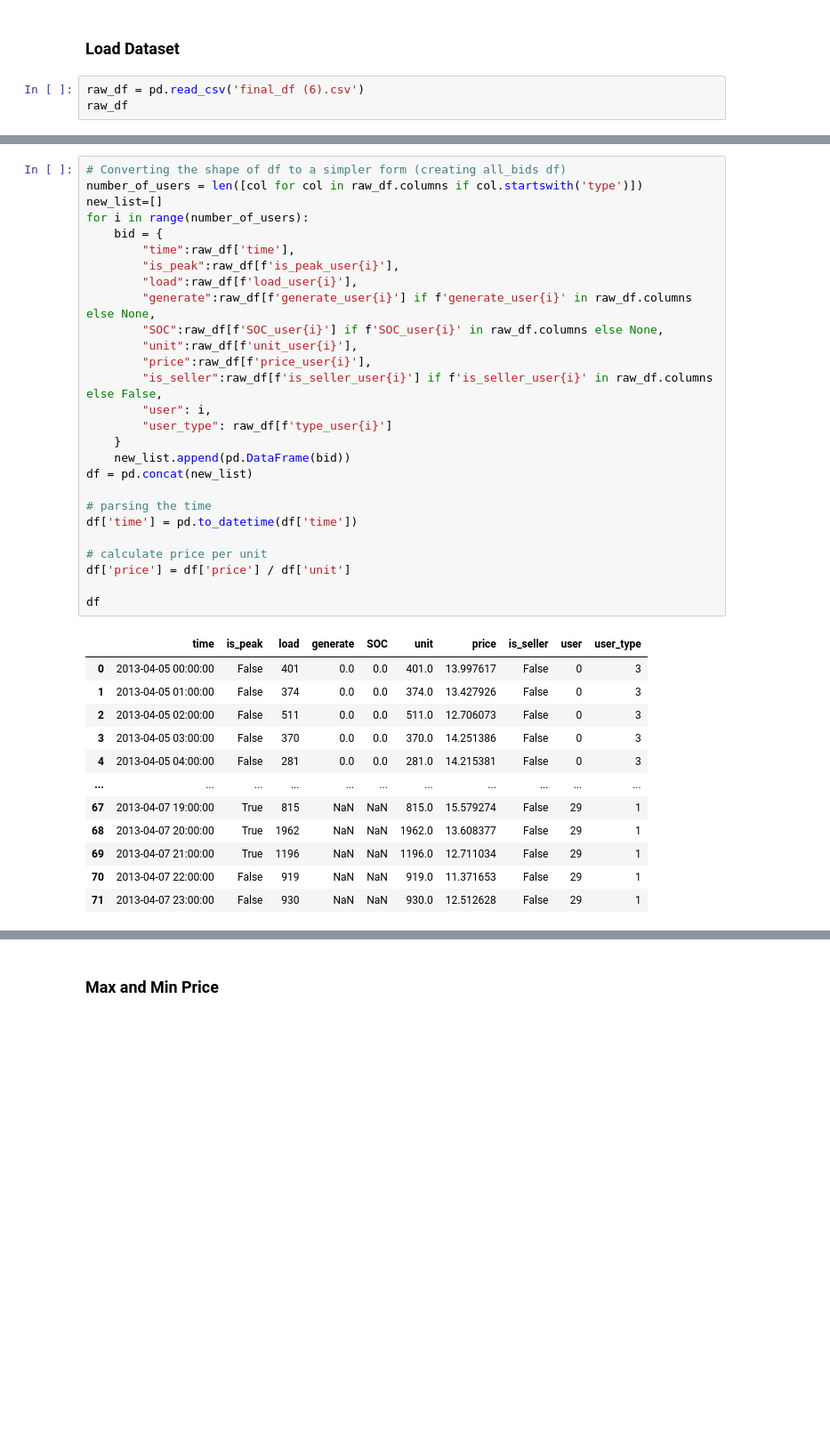
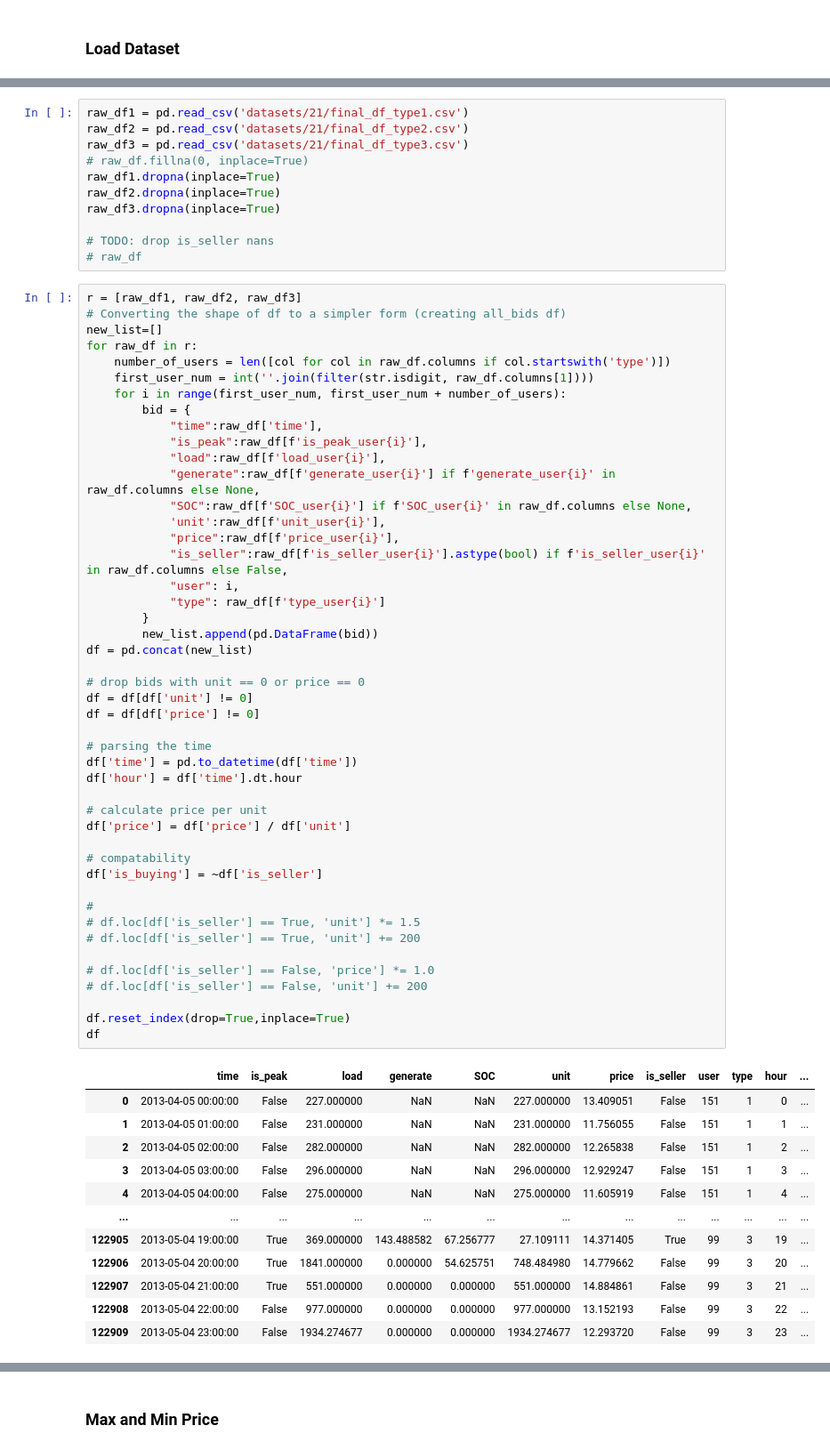
Before and after one commit to erfanara/pymarket-ng, a Jupyter notebook: test.ipynb, the cells around one changed output, grey strips where cells are left out. Shown at 89% size. Saved outputs shown, nothing was run; the diff lists cells and outputs as text; blank space fills up the shorter version.

```diff
--- a/test.ipynb
+++ b/test.ipynb
@@ -14,6 +15,3 @@ import numpy as np
 from typing import Callable, List, Type
 # %% [markdown]
 ### Load Dataset
-# %%
-raw_df = pd.read_csv('final_df (6).csv')
-raw_df
@@ -34,40 +18,70 @@ raw_df
+# %%
+raw_df1 = pd.read_csv('datasets/21/final_df_type1.csv')
+raw_df2 = pd.read_csv('datasets/21/final_df_type2.csv')
+raw_df3 = pd.read_csv('datasets/21/final_df_type3.csv')
+# raw_df.fillna(0, inplace=True)
+raw_df1.dropna(inplace=True)
+raw_df2.dropna(inplace=True)
+raw_df3.dropna(inplace=True)
+
+# TODO: drop is_seller nans
+# raw_df
 # %%
+r = [raw_df1, raw_df2, raw_df3]
 # Converting the shape of df to a simpler form (creating all_bids df)
-number_of_users = len([col for col in raw_df.columns if col.startswith('type')])
 new_list=[]
-for i in range(number_of_users):
-    bid = {
-        "time":raw_df['time'],
-        "is_peak":raw_df[f'is_peak_user{i}'],
-        "load":raw_df[f'load_user{i}'],
-        "generate":raw_df[f'generate_user{i}'] if f'generate_user{i}' in raw_df.columns else None,
-        "SOC":raw_df[f'SOC_user{i}'] if f'SOC_user{i}' in raw_df.columns else None,
-        "unit":raw_df[f'unit_user{i}'],
-        "price":raw_df[f'price_user{i}'],
-        "is_seller":raw_df[f'is_seller_user{i}'] if f'is_seller_user{i}' in raw_df.columns else False,
-        "user": i,
-        "user_type": raw_df[f'type_user{i}']
-    }
-    new_list.append(pd.DataFrame(bid))
+for raw_df in r:
+    number_of_users = len([col for col in raw_df.columns if col.startswith('type')])
+    first_user_num = int(''.join(filter(str.isdigit, raw_df.columns[1])))
+    for i in range(first_user_num, first_user_num + number_of_users):
+        bid = {
+            "time":raw_df['time'],
+            "is_peak":raw_df[f'is_peak_user{i}'],
+            "load":raw_df[f'load_user{i}'],
+            "generate":raw_df[f'generate_user{i}'] if f'generate_user{i}' in raw_df.columns else None,
+            "SOC":raw_df[f'SOC_user{i}'] if f'SOC_user{i}' in raw_df.columns else None,
+            'unit':raw_df[f'unit_user{i}'],
+            "price":raw_df[f'price_user{i}'],
+            "is_seller":raw_df[f'is_seller_user{i}'].astype(bool) if f'is_seller_user{i}' in raw_df.columns else False,
+            "user": i,
+            "type": raw_df[f'type_user{i}']
+        }
+        new_list.append(pd.DataFrame(bid))
 df = pd.concat(new_list)
+
+# drop bids with unit == 0 or price == 0
+df = df[df['unit'] != 0]
+df = df[df['price'] != 0]
 
 # parsing the time
 df['time'] = pd.to_datetime(df['time'])
+df['hour'] = df['time'].dt.hour
 
 # calculate price per unit
 df['price'] = df['price'] / df['unit']
 
+# compatability
+df['is_buying'] = ~df['is_seller']
+
+#
+# df.loc[df['is_seller'] == True, 'unit'] *= 1.5
+# df.loc[df['is_seller'] == True, 'unit'] += 200
+
+# df.loc[df['is_seller'] == False, 'price'] *= 1.0
+# df.loc[df['is_seller'] == False, 'unit'] += 200
+
+df.reset_index(drop=True,inplace=True)
 df
 # %% [output]
-|  | time | is_peak | load | generate | SOC | unit | price | is_seller | user | user_type |
-| 0 | 2013-04-05 00:00:00 | False | 401 | 0.0 | 0.0 | 401.0 | 13.997617 | False | 0 | 3 |
-| 1 | 2013-04-05 01:00:00 | False | 374 | 0.0 | 0.0 | 374.0 | 13.427926 | False | 0 | 3 |
-| 2 | 2013-04-05 02:00:00 | False | 511 | 0.0 | 0.0 | 511.0 | 12.706073 | False | 0 | 3 |
-| 3 | 2013-04-05 03:00:00 | False | 370 | 0.0 | 0.0 | 370.0 | 14.251386 | False | 0 | 3 |
-| 4 | 2013-04-05 04:00:00 | False | 281 | 0.0 | 0.0 | 281.0 | 14.215381 | False | 0 | 3 |
-| ... | ... | ... | ... | ... | ... | ... | ... | ... | ... | ... |
-| 67 | 2013-04-07 19:00:00 | True | 815 | NaN | NaN | 815.0 | 15.579274 | False | 29 | 1 |
-| 68 | 2013-04-07 20:00:00 | True | 1962 | NaN | NaN | 1962.0 | 13.608377 | False | 29 | 1 |
-| 69 | 2013-04-07 21:00:00 | True | 1196 | NaN | NaN | 1196.0 | 12.711034 | False | 29 | 1 |
-| 70 | 2013-04-07 22:00:00 | False | 919 | NaN | NaN | 919.0 | 11.371653 | False | 29 | 1 |
-| 71 | 2013-04-07 23:00:00 | False | 930 | NaN | NaN | 930.0 | 12.512628 | False | 29 | 1 |
+|  | time | is_peak | load | generate | SOC | unit | price | is_seller | user | type | hour | ... |
+| 0 | 2013-04-05 00:00:00 | False | 227.000000 | NaN | NaN | 227.000000 | 13.409051 | False | 151 | 1 | 0 | ... |
+| 1 | 2013-04-05 01:00:00 | False | 231.000000 | NaN | NaN | 231.000000 | 11.756055 | False | 151 | 1 | 1 | ... |
+| 2 | 2013-04-05 02:00:00 | False | 282.000000 | NaN | NaN | 282.000000 | 12.265838 | False | 151 | 1 | 2 | ... |
+| 3 | 2013-04-05 03:00:00 | False | 296.000000 | NaN | NaN | 296.000000 | 12.929247 | False | 151 | 1 | 3 | ... |
+| 4 | 2013-04-05 04:00:00 | False | 275.000000 | NaN | NaN | 275.000000 | 11.605919 | False | 151 | 1 | 4 | ... |
+| ... | ... | ... | ... | ... | ... | ... | ... | ... | ... | ... | ... | ... |
+| 122905 | 2013-05-04 19:00:00 | True | 369.000000 | 143.488582 | 67.256777 | 27.109111 | 14.371405 | True | 99 | 3 | 19 | ... |
+| 122906 | 2013-05-04 20:00:00 | True | 1841.000000 | 0.000000 | 54.625751 | 748.484980 | 14.779662 | False | 99 | 3 | 20 | ... |
+| 122907 | 2013-05-04 21:00:00 | True | 551.000000 | 0.000000 | 0.000000 | 551.000000 | 14.884861 | False | 99 | 3 | 21 | ... |
+| 122908 | 2013-05-04 22:00:00 | False | 977.000000 | 0.000000 | 0.000000 | 977.000000 | 13.152193 | False | 99 | 3 | 22 | ... |
+| 122909 | 2013-05-04 23:00:00 | False | 1934.274677 | 0.000000 | 0.000000 | 1934.274677 | 12.293720 | False | 99 | 3 | 23 | ... |
```
Also changed, not shown: parts of 58 cells of this notebook, 15 other files.
